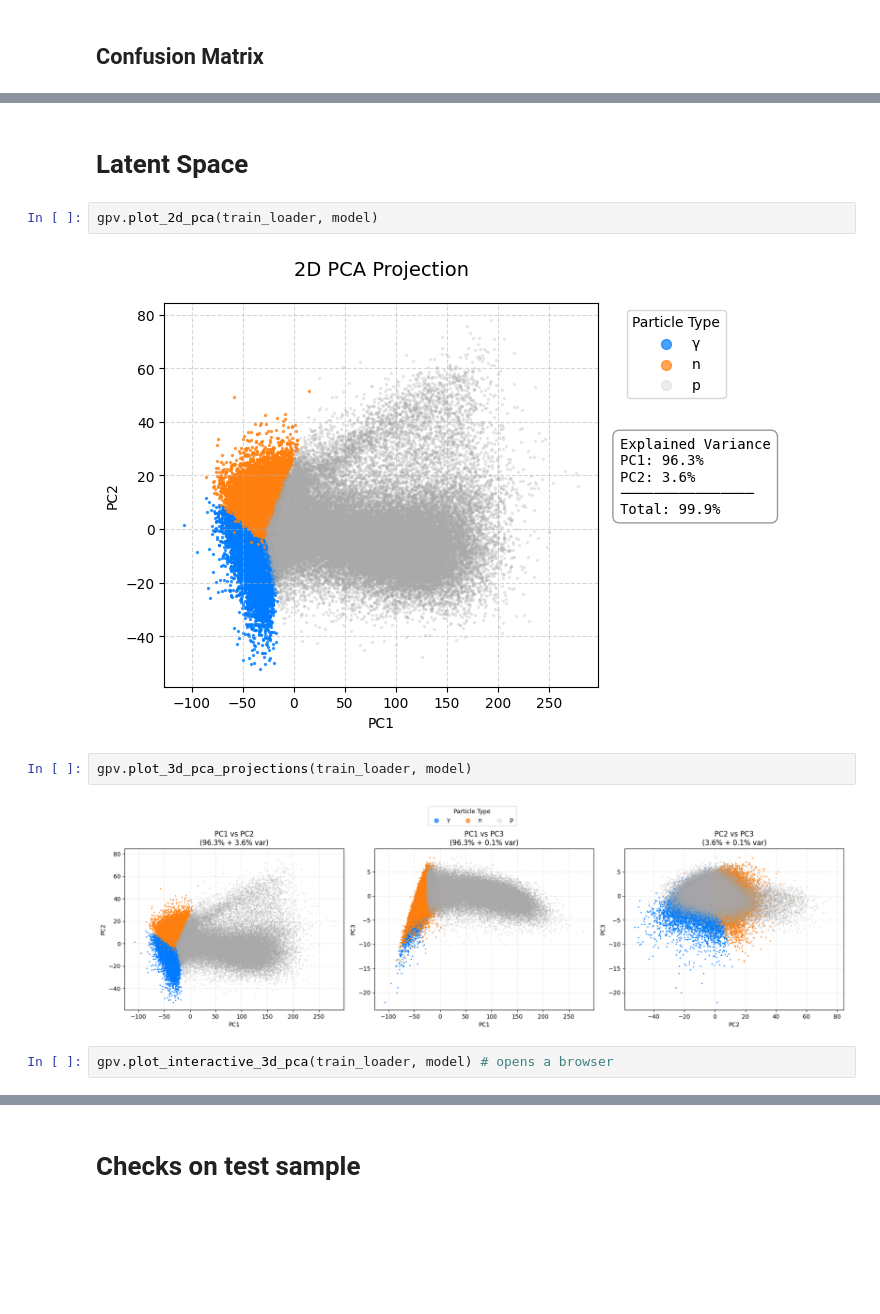
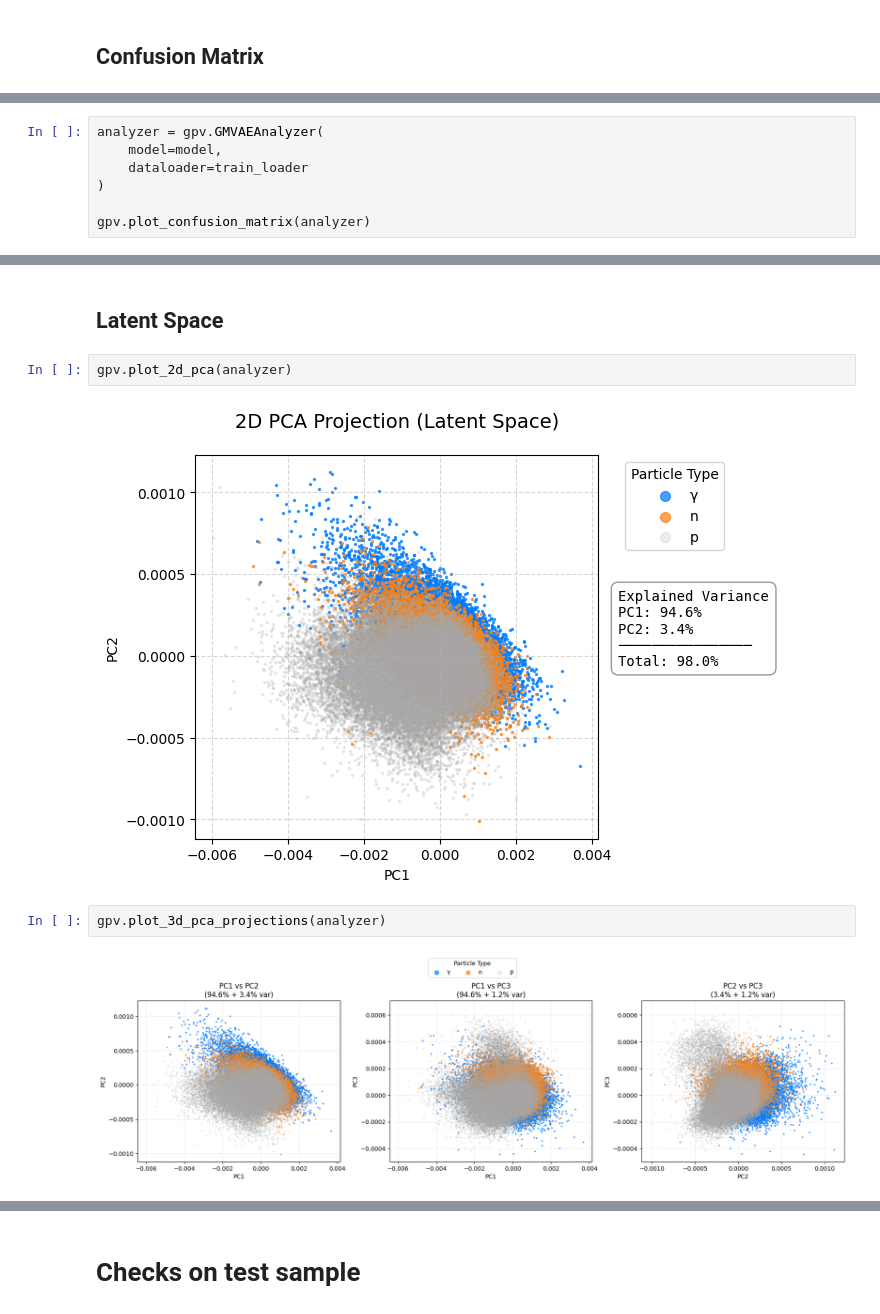
Before and after one commit to eberthol/PSD_GMVA_paper, a Jupyter notebook: GMVAE/Minimal_GMVAE.ipynb, the cells around one changed output, grey strips where cells are left out. Drawn from its saved outputs; the diff is of its cells as text; blank space fills up the shorter version.

```diff
--- a/GMVAE/Minimal_GMVAE.ipynb
+++ b/GMVAE/Minimal_GMVAE.ipynb
@@ -183,0 +139,7 @@ gpv.plot_random_reconstructions(model, train_loader)
+# %%
+analyzer = gpv.GMVAEAnalyzer(
+    model=model,
+    dataloader=train_loader
+)
+
+gpv.plot_confusion_matrix(analyzer)
@@ -184,12 +167,10 @@ gpv.plot_random_reconstructions(model, train_loader)
 # %% [markdown]
-# Latent Space
+## Latent Space
 # %%
-gpv.plot_2d_pca(train_loader, model)
+gpv.plot_2d_pca(analyzer)
 # %% [output]
-[figure, old version]
+[figure, new version]
 # %%
-gpv.plot_3d_pca_projections(train_loader, model)
+gpv.plot_3d_pca_projections(analyzer)
 # %% [output]
-[figure, old version]
+[figure, new version]
-# %%
-gpv.plot_interactive_3d_pca(train_loader, model) # opens a browser
```
Also changed, not shown: parts of 29 cells of this notebook.
